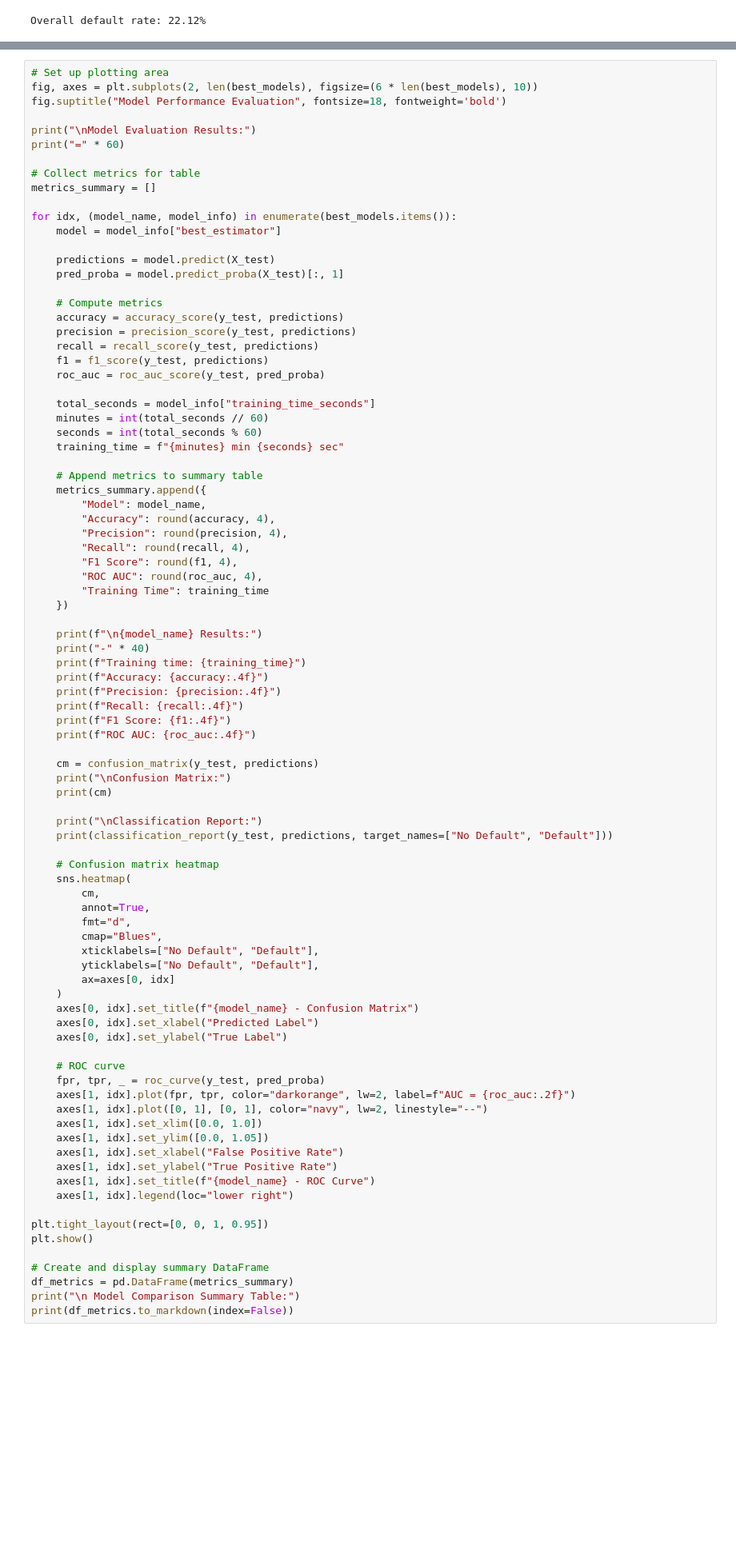
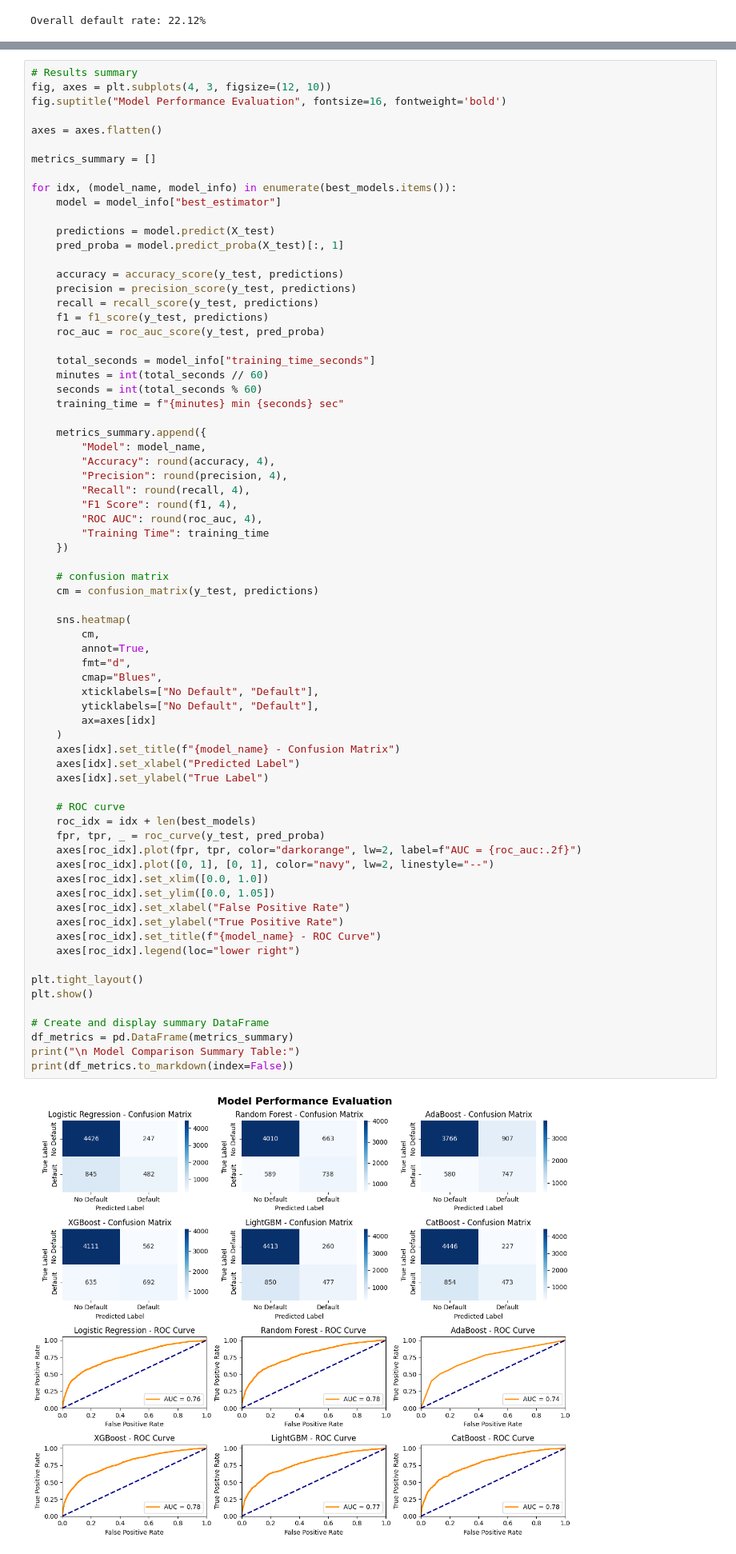
Before and after one commit to Yahlawat/Credit-Card-Default-Prediction, a Jupyter notebook: notebooks/default_prediction.ipynb, the cells around one changed output, grey strips where cells are left out. Shown at 80% size. Drawn from its saved outputs; the diff is of its cells as text; blank space fills up the shorter version.

```diff
--- a/notebooks/default_prediction.ipynb
+++ b/notebooks/default_prediction.ipynb
@@ -687,12 +791,10 @@ Training and tuning LightGBM...
 # %%
-# Set up plotting area
-fig, axes = plt.subplots(2, len(best_models), figsize=(6 * len(best_models), 10))
-fig.suptitle("Model Performance Evaluation", fontsize=18, fontweight='bold')
+# Results summary
+fig, axes = plt.subplots(4, 3, figsize=(12, 10))
+fig.suptitle("Model Performance Evaluation", fontsize=16, fontweight='bold')
 
-print("\nModel Evaluation Results:")
-print("=" * 60)
+axes = axes.flatten()
 
-# Collect metrics for table
 metrics_summary = []
 
 for idx, (model_name, model_info) in enumerate(best_models.items()):
@@ -701,7 +803,6 @@ for idx, (model_name, model_info) in enumerate(best_models.items()):
     predictions = model.predict(X_test)
     pred_proba = model.predict_proba(X_test)[:, 1]
 
-    # Compute metrics
     accuracy = accuracy_score(y_test, predictions)
     precision = precision_score(y_test, predictions)
     recall = recall_score(y_test, predictions)
@@ -713,63 +814,50 @@ for idx, (model_name, model_info) in enumerate(best_models.items()):
     seconds = int(total_seconds % 60)
     training_time = f"{minutes} min {seconds} sec"
 
-    # Append metrics to summary table
     metrics_summary.append({
         "Model": model_name,
         "Accuracy": round(accuracy, 4),
         "Precision": round(precision, 4),
         "Recall": round(recall, 4),
         "F1 Score": round(f1, 4),
         "ROC AUC": round(roc_auc, 4),
         "Training Time": training_time
     })
 
-    print(f"\n{model_name} Results:")
-    print("-" * 40)
-    print(f"Training time: {training_time}")
-    print(f"Accuracy: {accuracy:.4f}")
-    print(f"Precision: {precision:.4f}")
-    print(f"Recall: {recall:.4f}")
-    print(f"F1 Score: {f1:.4f}")
-    print(f"ROC AUC: {roc_auc:.4f}")
+    # confusion matrix
+    cm = confusion_matrix(y_test, predictions)
 
-    cm = confusion_matrix(y_test, predictions)
-    print("\nConfusion Matrix:")
-    print(cm)
-
-    print("\nClassification Report:")
-    print(classification_report(y_test, predictions, target_names=["No Default", "Default"]))
-
-    # Confusion matrix heatmap
     sns.heatmap(
         cm,
         annot=True,
         fmt="d",
         cmap="Blues",
         xticklabels=["No Default", "Default"],
         yticklabels=["No Default", "Default"],
-        ax=axes[0, idx]
+        ax=axes[idx]
     )
-    axes[0, idx].set_title(f"{model_name} - Confusion Matrix")
-    axes[0, idx].set_xlabel("Predicted Label")
-    axes[0, idx].set_ylabel("True Label")
+    axes[idx].set_title(f"{model_name} - Confusion Matrix")
+    axes[idx].set_xlabel("Predicted Label")
+    axes[idx].set_ylabel("True Label")
 
     # ROC curve
+    roc_idx = idx + len(best_models)
     fpr, tpr, _ = roc_curve(y_test, pred_proba)
-    axes[1, idx].plot(fpr, tpr, color="darkorange", lw=2, label=f"AUC = {roc_auc:.2f}")
-    axes[1, idx].plot([0, 1], [0, 1], color="navy", lw=2, linestyle="--")
-    axes[1, idx].set_xlim([0.0, 1.0])
-    axes[1, idx].set_ylim([0.0, 1.05])
-    axes[1, idx].set_xlabel("False Positive Rate")
-    axes[1, idx].set_ylabel("True Positive Rate")
-    axes[1, idx].set_title(f"{model_name} - ROC Curve")
-    axes[1, idx].legend(loc="lower right")
+    axes[roc_idx].plot(fpr, tpr, color="darkorange", lw=2, label=f"AUC = {roc_auc:.2f}")
+    axes[roc_idx].plot([0, 1], [0, 1], color="navy", lw=2, linestyle="--")
+    axes[roc_idx].set_xlim([0.0, 1.0])
+    axes[roc_idx].set_ylim([0.0, 1.05])
+    axes[roc_idx].set_xlabel("False Positive Rate")
+    axes[roc_idx].set_ylabel("True Positive Rate")
+    axes[roc_idx].set_title(f"{model_name} - ROC Curve")
+    axes[roc_idx].legend(loc="lower right")
 
-plt.tight_layout(rect=[0, 0, 1, 0.95])
+plt.tight_layout()
 plt.show()
 
 # Create and display summary DataFrame
 df_metrics = pd.DataFrame(metrics_summary)
 print("\n Model Comparison Summary Table:")
 print(df_metrics.to_markdown(index=False))
 # %% [output]
+[figure, new version]
```
Also changed, not shown: parts of 65 cells of this notebook, 3 other files.
